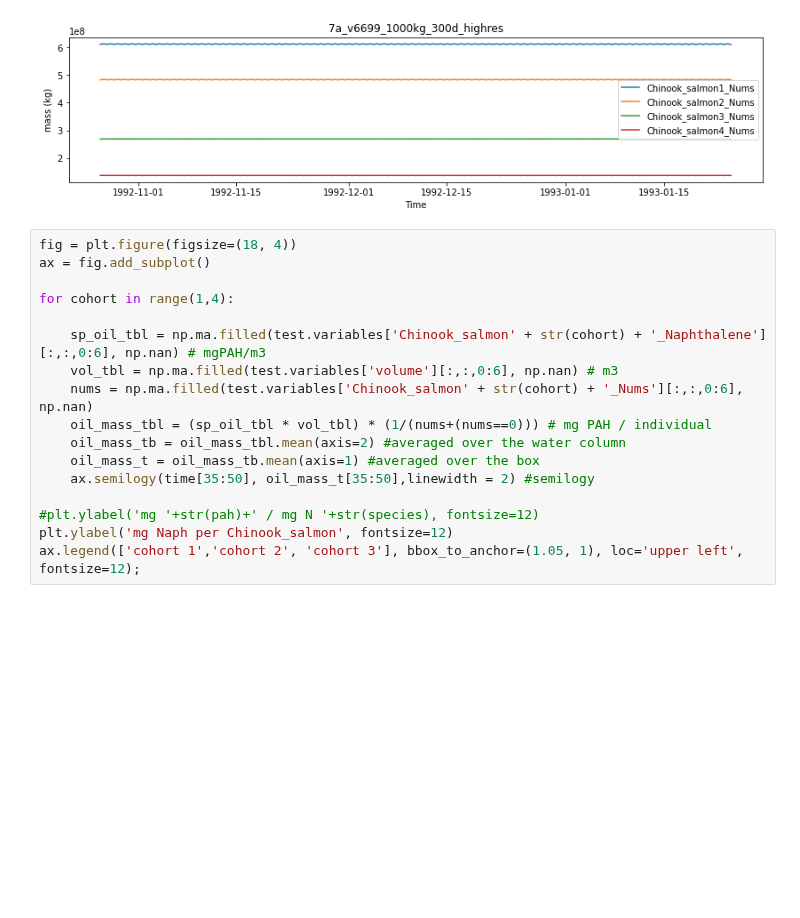
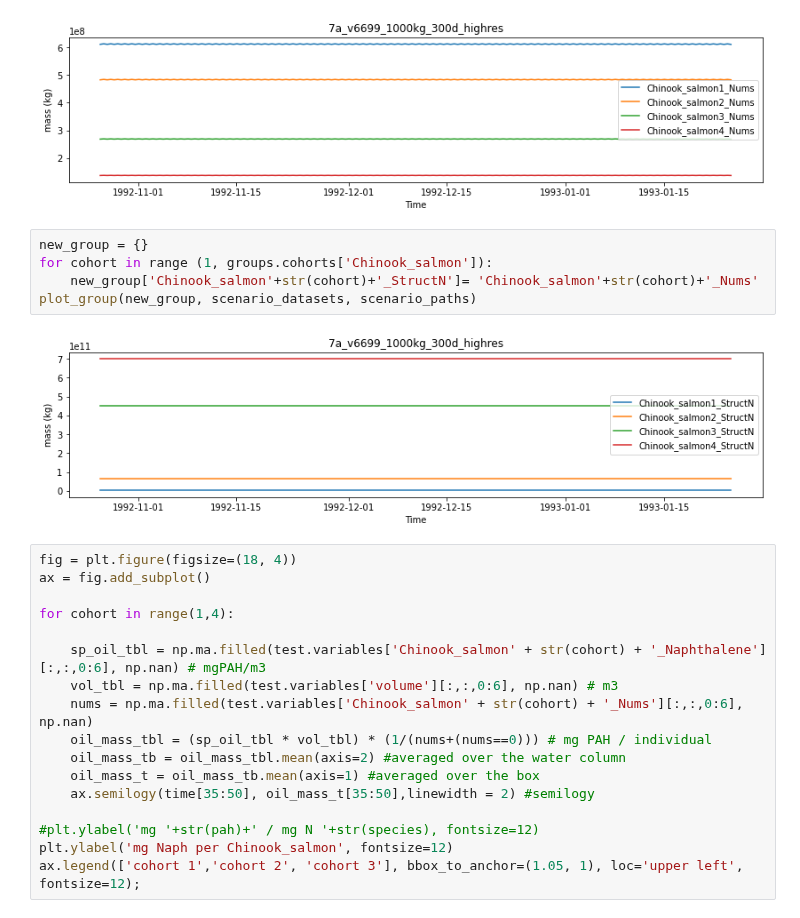
Before and after one commit to SS-Atlantis/analysis-raisha, a Jupyter notebook: notebooks/SSAM-debug-age-structured.ipynb, the cells around one changed output. Drawn from its saved outputs; the diff is of its cells as text; blank space fills up the shorter version.

```diff
--- a/notebooks/SSAM-debug-age-structured.ipynb
+++ b/notebooks/SSAM-debug-age-structured.ipynb
@@ -121,6 +121,13 @@ for cohort in range (1, groups.cohorts['Chinook_salmon']):
 plot_group(new_group, scenario_datasets, scenario_paths)
 # %% [output]
 [figure]
+# %%
+new_group = {}
+for cohort in range (1, groups.cohorts['Chinook_salmon']):
+    new_group['Chinook_salmon'+str(cohort)+'_StructN']= 'Chinook_salmon'+str(cohort)+'_Nums'
+plot_group(new_group, scenario_datasets, scenario_paths)
+# %% [output]
+[figure, added]
 # %%
 fig = plt.figure(figsize=(18, 4))
 ax = fig.add_subplot()
```
